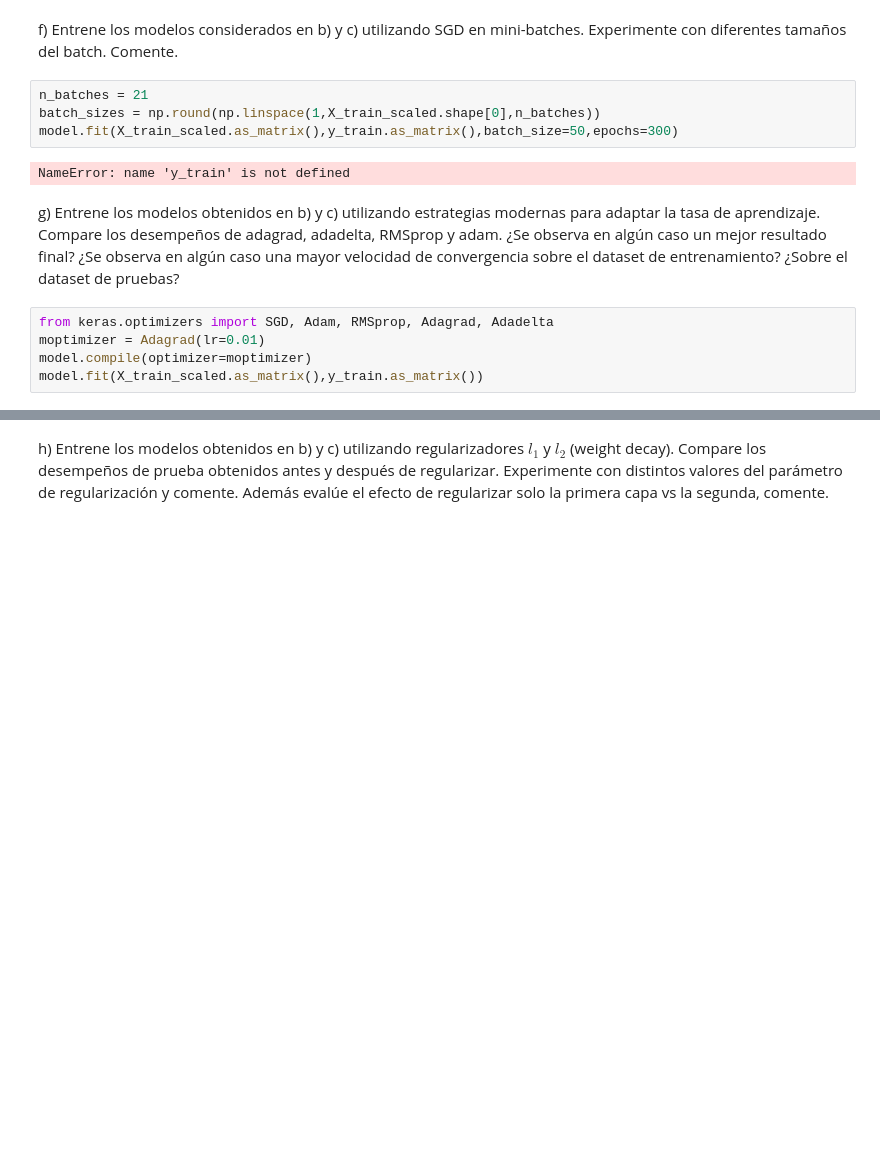
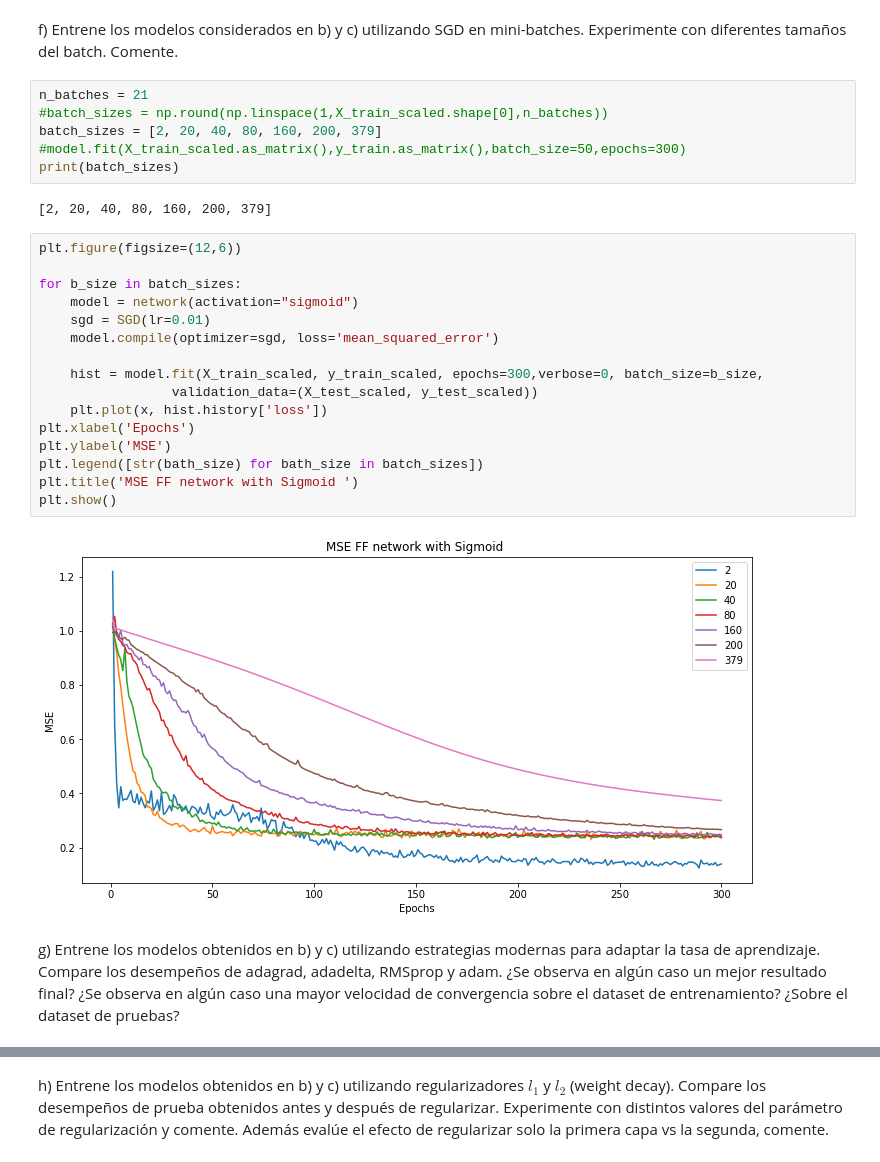
Before and after one commit to MrSutra/NeuralNetworks-1, a Jupyter notebook: Pregunta 1.ipynb, the cells around one changed output, grey strips where cells are left out. Drawn from its saved outputs; the diff is of its cells as text; blank space fills up the shorter version.

Commit message:
ready optimizers

```diff
--- a/Pregunta 1.ipynb
+++ b/Pregunta 1.ipynb
@@ -237,14 +227,29 @@ plt.show()
 f) Entrene los modelos considerados en b) y c) utilizando SGD en mini-batches. Experimente con diferentes tamaños del batch. Comente.
 # %%
 n_batches = 21
-batch_sizes = np.round(np.linspace(1,X_train_scaled.shape[0],n_batches))
-model.fit(X_train_scaled.as_matrix(),y_train.as_matrix(),batch_size=50,epochs=300)
+#batch_sizes = np.round(np.linspace(1,X_train_scaled.shape[0],n_batches))
+batch_sizes = [2, 20, 40, 80, 160, 200, 379]
+#model.fit(X_train_scaled.as_matrix(),y_train.as_matrix(),batch_size=50,epochs=300)
+print(batch_sizes)
 # %% [output]
-NameError: name 'y_train' is not defined
+[2, 20, 40, 80, 160, 200, 379]
+# %%
+plt.figure(figsize=(12,6))
+
+for b_size in batch_sizes:
+    model = network(activation="sigmoid")
+    sgd = SGD(lr=0.01)
+    model.compile(optimizer=sgd, loss='mean_squared_error')
+
+    hist = model.fit(X_train_scaled, y_train_scaled, epochs=300,verbose=0, batch_size=b_size,
+                 validation_data=(X_test_scaled, y_test_scaled))
+    plt.plot(x, hist.history['loss'])
+plt.xlabel('Epochs')
+plt.ylabel('MSE')
+plt.legend([str(bath_size) for bath_size in batch_sizes])
+plt.title('MSE FF network with Sigmoid ')
+plt.show()
+# %% [output]
+[figure, added]
 # %% [markdown]
 g) Entrene los modelos obtenidos en b) y c) utilizando estrategias modernas para adaptar la tasa de aprendizaje. Compare los desempeños de adagrad, adadelta, RMSprop y adam. ¿Se observa en algún caso un mejor resultado final? ¿Se observa en algún caso una mayor velocidad de convergencia sobre el dataset de entrenamiento? ¿Sobre el dataset de pruebas?
-# %%
-from keras.optimizers import SGD, Adam, RMSprop, Adagrad, Adadelta
-moptimizer = Adagrad(lr=0.01)
-model.compile(optimizer=moptimizer)
-model.fit(X_train_scaled.as_matrix(),y_train.as_matrix())
```
Also changed, not shown: parts of 5 cells of this notebook.
